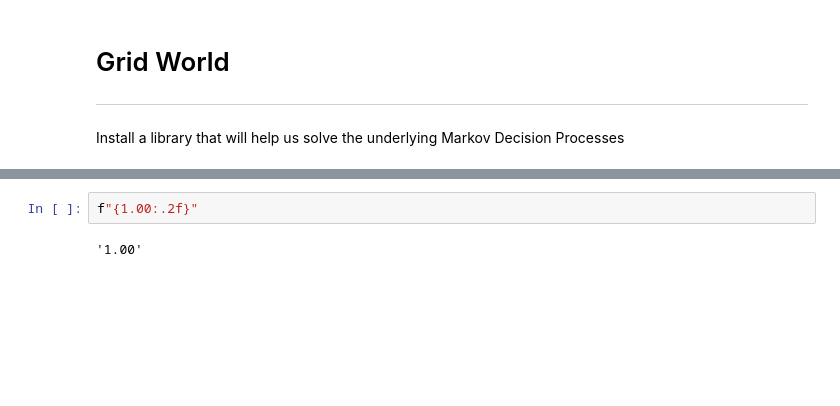
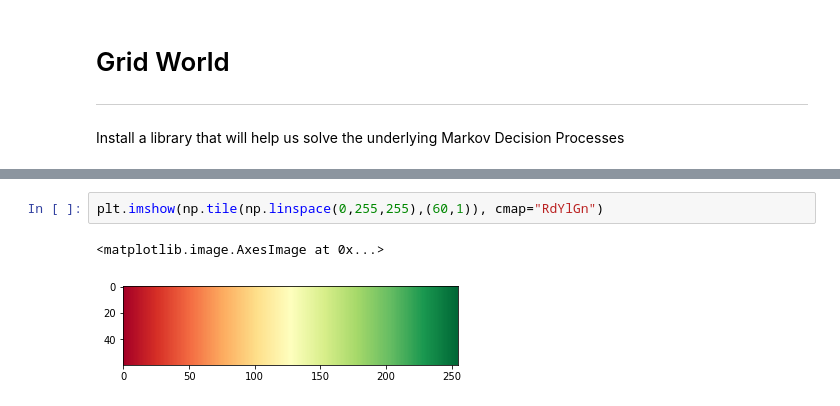
Before and after one commit to nkiehne/jupyter-notebooks, a Jupyter notebook: Intro Reinforcement Learning.ipynb, the cells around one changed output, grey strips where cells are left out. Cells and saved outputs as stored; diff of their text form; blank space fills up the shorter version.

```diff
--- a/Intro Reinforcement Learning.ipynb
+++ b/Intro Reinforcement Learning.ipynb
@@ -247,4 +308,5 @@ Iterating stopped, unchanging policy found.
 # %%
-f"{1.00:.2f}"
+plt.imshow(np.tile(np.linspace(0,255,255),(60,1)), cmap="RdYlGn")
 # %% [output]
-'1.00'
+<matplotlib.image.AxesImage at 0x...>
+[figure, added]
```
Also changed, not shown: parts of 8 cells of this notebook, 1 other file.
